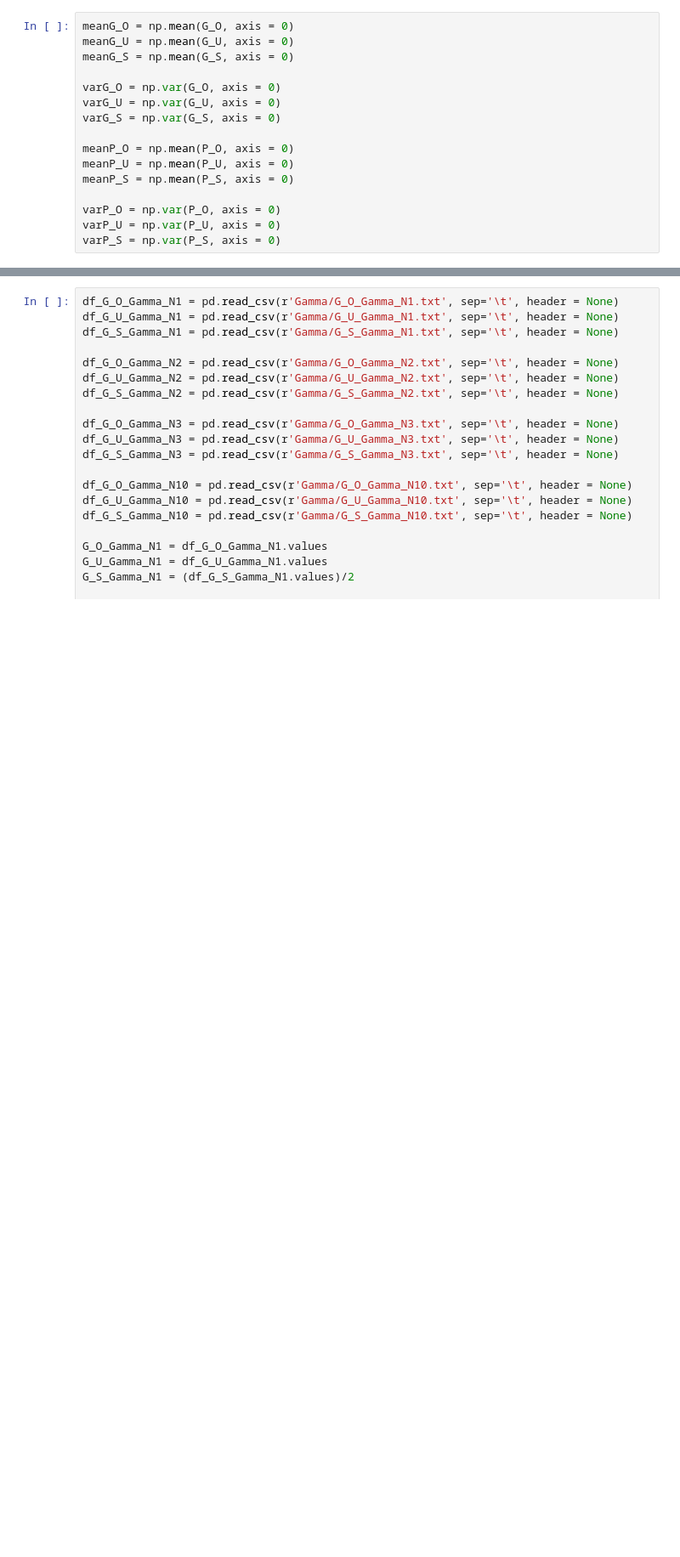
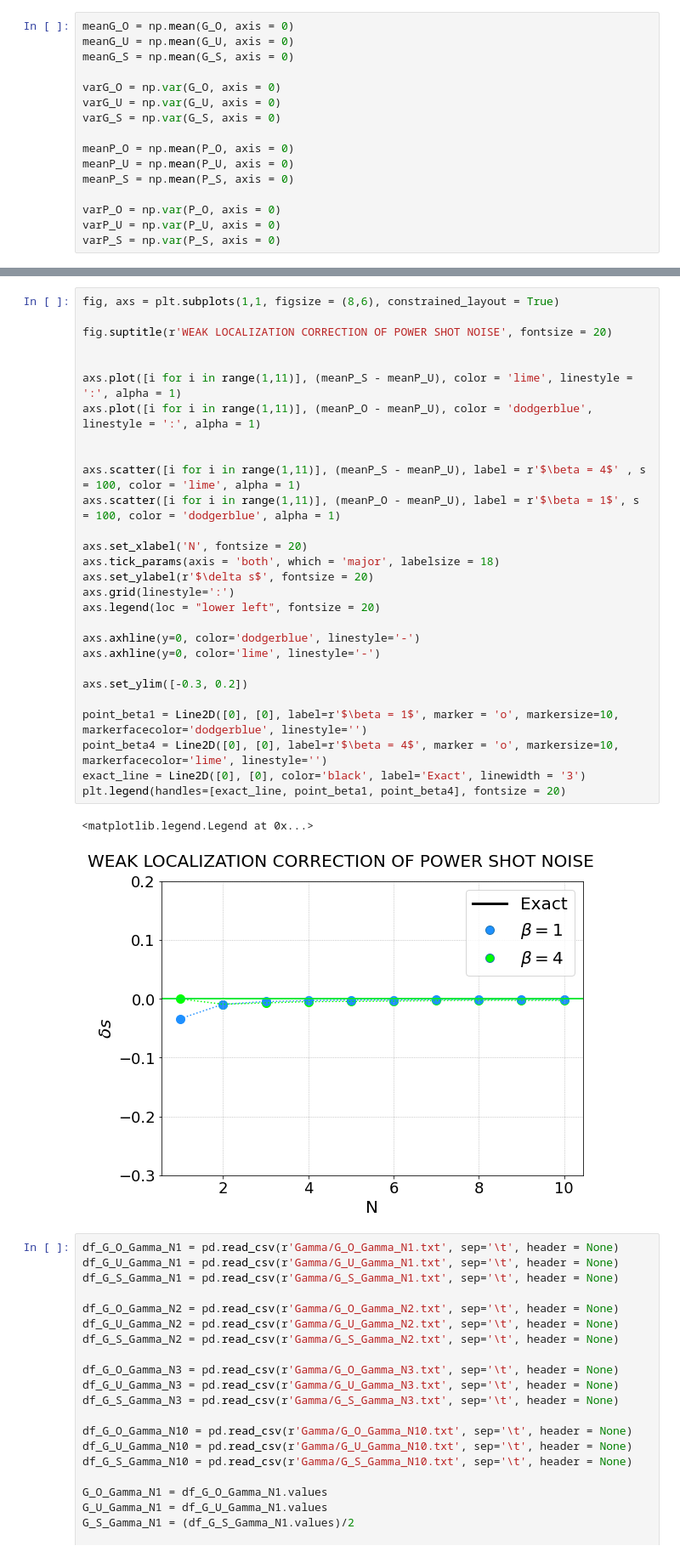
Before and after one commit to Rafffaelb/Schrodinger_Billiard, a Jupyter notebook: WignerDyson/Data_Analysis/Conductance_ShotNoise.ipynb, the cells around one changed output, grey strips where cells are left out. Shown at 85% size. Drawn from its saved outputs; the diff is of its cells as text; blank space fills up the shorter version.

```diff
--- a/WignerDyson/Data_Analysis/Conductance_ShotNoise.ipynb
+++ b/WignerDyson/Data_Analysis/Conductance_ShotNoise.ipynb
@@ -302,3 +347,34 @@ for i in range(0,2):
+# %%
+fig, axs = plt.subplots(1,1, figsize = (8,6), constrained_layout = True)
+
+fig.suptitle(r'WEAK LOCALIZATION CORRECTION OF POWER SHOT NOISE', fontsize = 20)
+
+
+axs.plot([i for i in range(1,11)], (meanP_S - meanP_U), color = 'lime', linestyle = ':', alpha = 1)
+axs.plot([i for i in range(1,11)], (meanP_O - meanP_U), color = 'dodgerblue', linestyle = ':', alpha = 1)
+
+
+axs.scatter([i for i in range(1,11)], (meanP_S - meanP_U), label = r'$\beta = 4$' , s = 100, color = 'lime', alpha = 1)
+axs.scatter([i for i in range(1,11)], (meanP_O - meanP_U), label = r'$\beta = 1$', s = 100, color = 'dodgerblue', alpha = 1)
+
+axs.set_xlabel('N', fontsize = 20)
+axs.tick_params(axis = 'both', which = 'major', labelsize = 18)
+axs.set_ylabel(r'$\delta s$', fontsize = 20)
+axs.grid(linestyle=':')
+axs.legend(loc = "lower left", fontsize = 20)
+
+axs.axhline(y=0, color='dodgerblue', linestyle='-')
+axs.axhline(y=0, color='lime', linestyle='-')
+
+axs.set_ylim([-0.3, 0.2])
+
+point_beta1 = Line2D([0], [0], label=r'$\beta = 1$', marker = 'o', markersize=10, markerfacecolor='dodgerblue', linestyle='')
+point_beta4 = Line2D([0], [0], label=r'$\beta = 4$', marker = 'o', markersize=10, markerfacecolor='lime', linestyle='')
+exact_line = Line2D([0], [0], color='black', label='Exact', linewidth = '3')
+plt.legend(handles=[exact_line, point_beta1, point_beta4], fontsize = 20)
+# %% [output]
+<matplotlib.legend.Legend at 0x...>
+[figure, added]
 # %%
 df_G_O_Gamma_N1 = pd.read_csv(r'Gamma/G_O_Gamma_N1.txt', sep='\t', header = None)
 df_G_U_Gamma_N1 = pd.read_csv(r'Gamma/G_U_Gamma_N1.txt', sep='\t', header = None)
```
Also changed, not shown: parts of 11 cells of this notebook, 2 other files.
